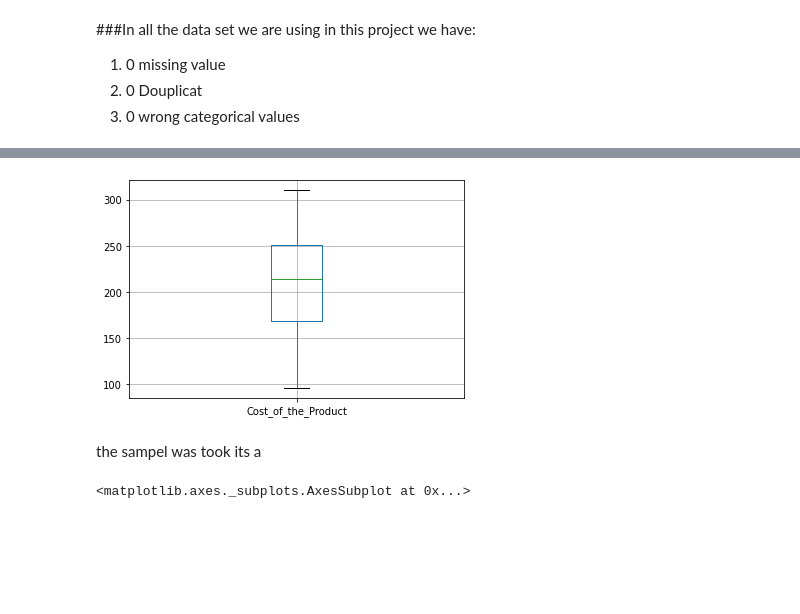
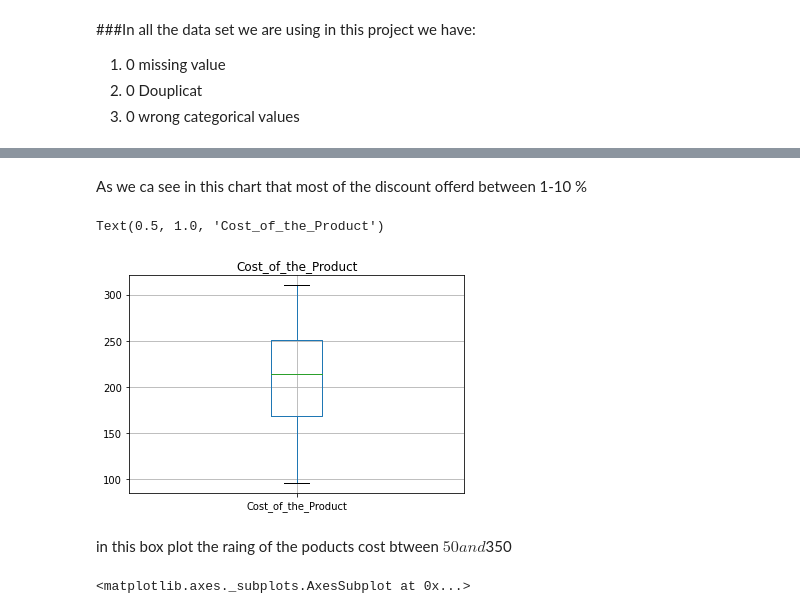
Before and after one commit to ahmadalmasri270/project2-2, a Jupyter notebook: E_Commerce2.ipynb, the cells around one changed output, grey strips where cells are left out. Cells and saved outputs as stored; diff of their text form; code cells hidden in the pictures; blank space fills up the shorter version.

```diff
--- a/E_Commerce2.ipynb
+++ b/E_Commerce2.ipynb
@@ -163,9 +173,13 @@ it showing that mast of the cost of the product between 150 $ and 250 $
+# %% [markdown]
+As we ca see in this chart that most of the discount offerd between 1-10 %
 # %%
 df.boxplot('Cost_of_the_Product');
+plt.title('Cost_of_the_Product')
 # %% [output]
+Text(0.5, 1.0, 'Cost_of_the_Product')
-[figure, old version]
+[figure, new version]
-# %% [markdown]
-the sampel was took its a
+# %% [markdown]
+in this box plot the raing of the poducts cost btween $50 and $350
 # %%
 import seaborn as sns
 corr = df.corr()
```
Also changed, not shown: parts of 24 cells of this notebook.
